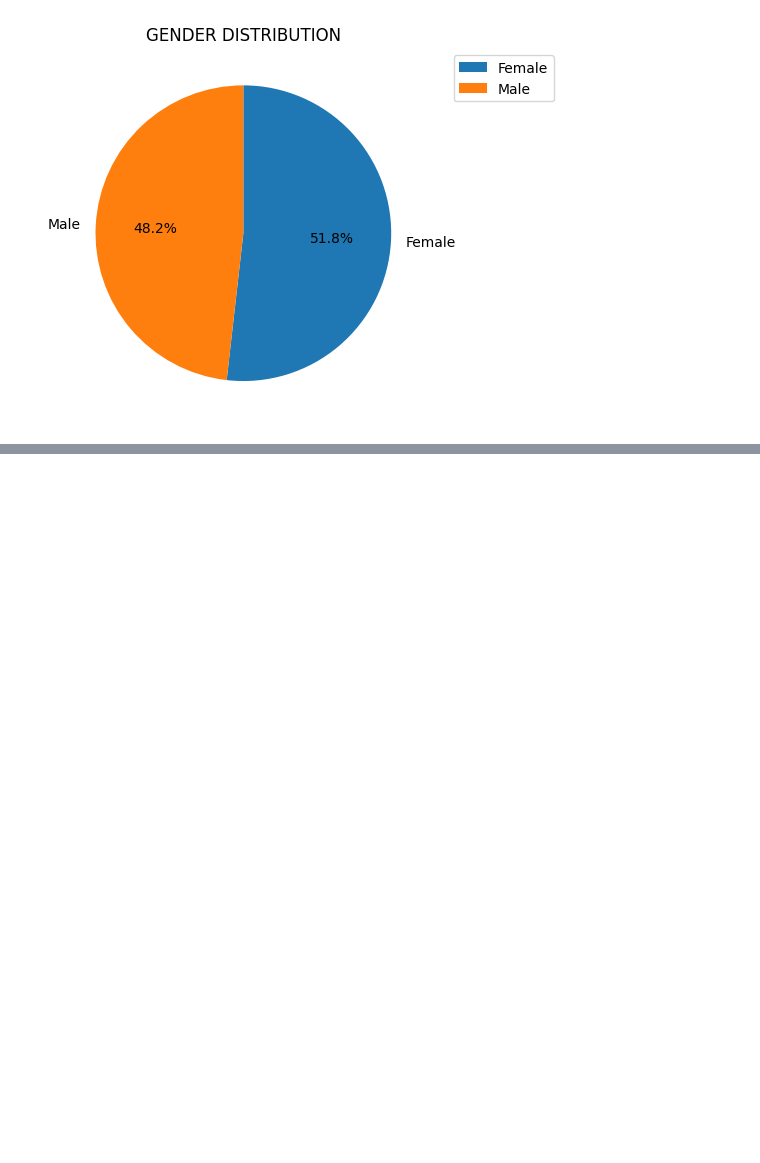
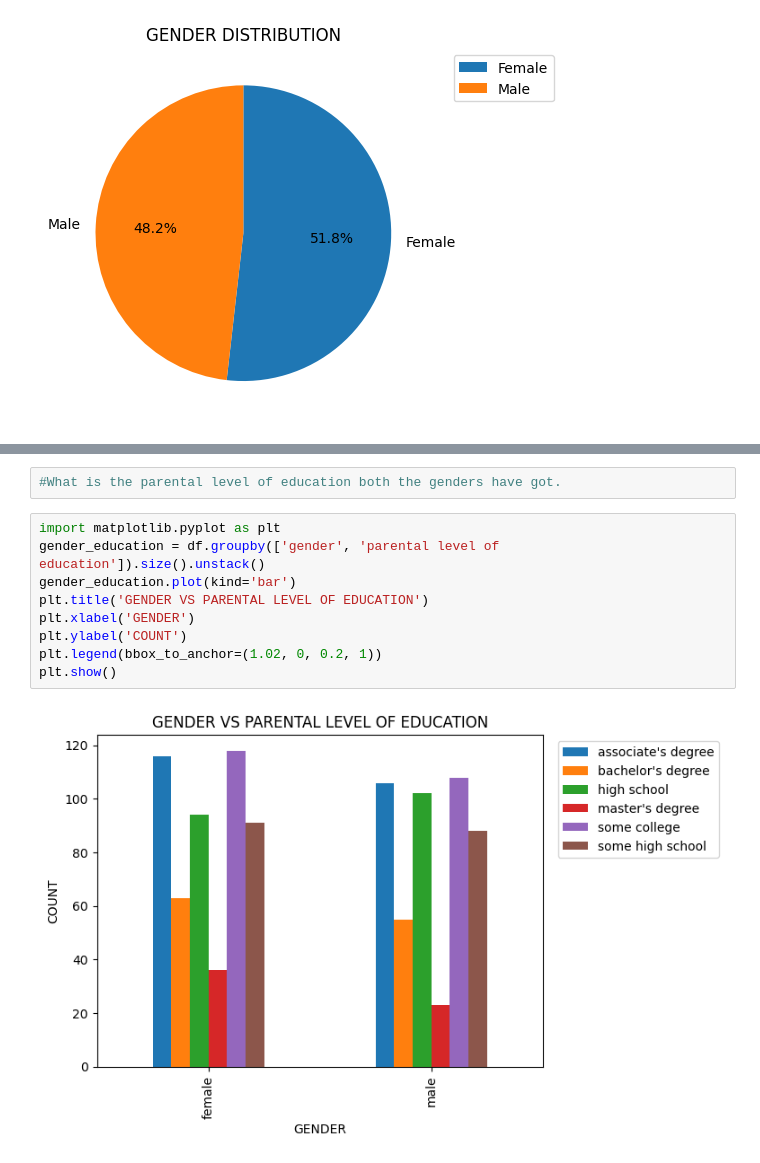
Before and after one commit to ArnavGhosh999/SCC, a Jupyter notebook: Student_Performancer.ipynb, the cells around one changed output, grey strips where cells are left out. Cells and saved outputs as stored; diff of their text form; blank space fills up the shorter version.

```diff
--- a/Student_Performancer.ipynb
+++ b/Student_Performancer.ipynb
@@ -106,0 +119,13 @@ plt.show()
+# %%
+#What is the parental level of education both the genders have got.
+# %%
+import matplotlib.pyplot as plt
+gender_education = df.groupby(['gender', 'parental level of education']).size().unstack()
+gender_education.plot(kind='bar')
+plt.title('GENDER VS PARENTAL LEVEL OF EDUCATION')
+plt.xlabel('GENDER')
+plt.ylabel('COUNT')
+plt.legend(bbox_to_anchor=(1.02, 0, 0.2, 1))
+plt.show()
+# %% [output]
+[figure, added]
```
Also changed, not shown: parts of 2 cells of this notebook.
